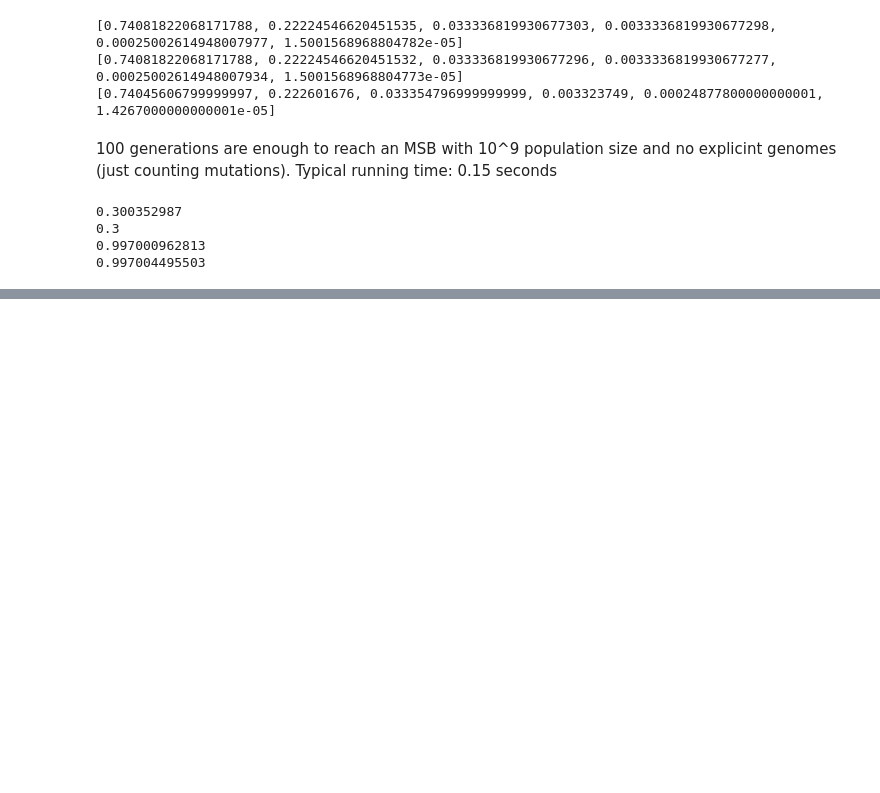
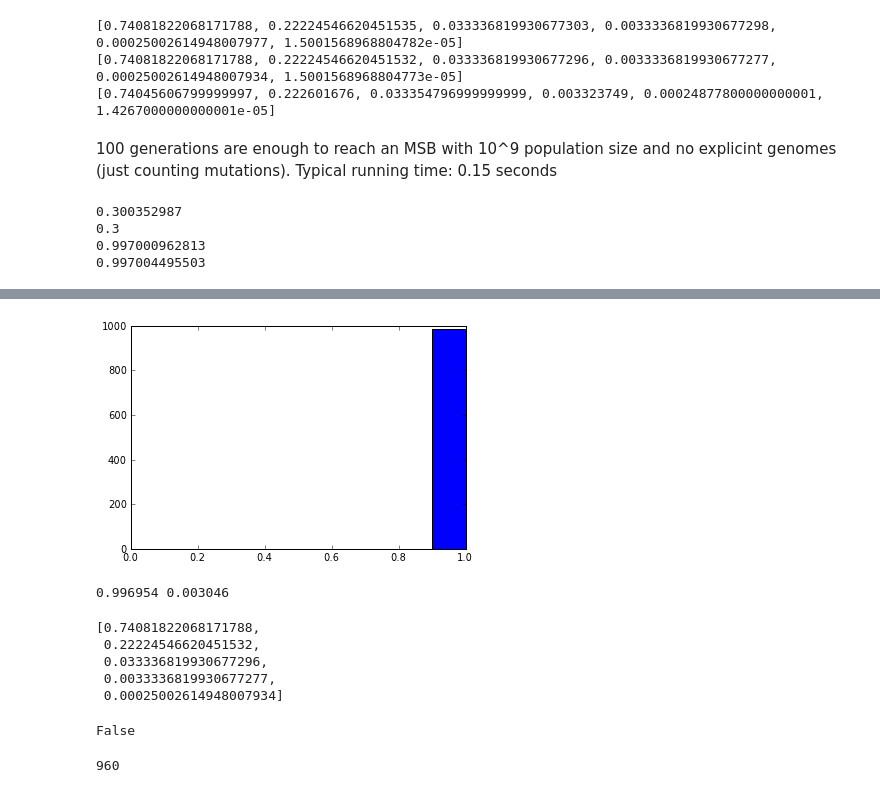
Before and after one commit to yoavram/ipython-notebooks, a Jupyter notebook: mamba notebook.ipynb, the cells around one changed output, grey strips where cells are left out. Saved outputs shown, nothing was run; the diff lists cells and outputs as text; code cells hidden in the pictures; blank space fills up the shorter version.

```diff
--- a/mamba notebook.ipynb
+++ b/mamba notebook.ipynb
@@ -293,0 +418,24 @@ print e**(-model.mu)
+# %%
+ml = g.sum(1)
+hist(ml);
+# %% [output]
+[figure, added]
+# %%
+p1=p[0];p2=p.sum()-p1;p1=p1/float(p.sum());p2=p2/float(p.sum())
+print p1, p2
+# %% [output]
+0.996954 0.003046
+# %%
+import scipy.stats as scs
+poi = scs.poisson(params.mu/params.s)
+[poi.pmf(k) for k in range(5)]
+# %% [output]
+[0.74081822068171788,
+ 0.22224546620451532,
+ 0.033336819930677296,
+ 0.0033336819930677277,
+ 0.00025002614948007934]
+# %%
+(ml==2).any()
+# %% [output]
+False
@@ -293,0 +444,4 @@ print e**(-model.mu)
+# %%
+len(np.unique(nums))
+# %% [output]
+960
```
Also changed, not shown: parts of 49 cells of this notebook, 7 other files.
